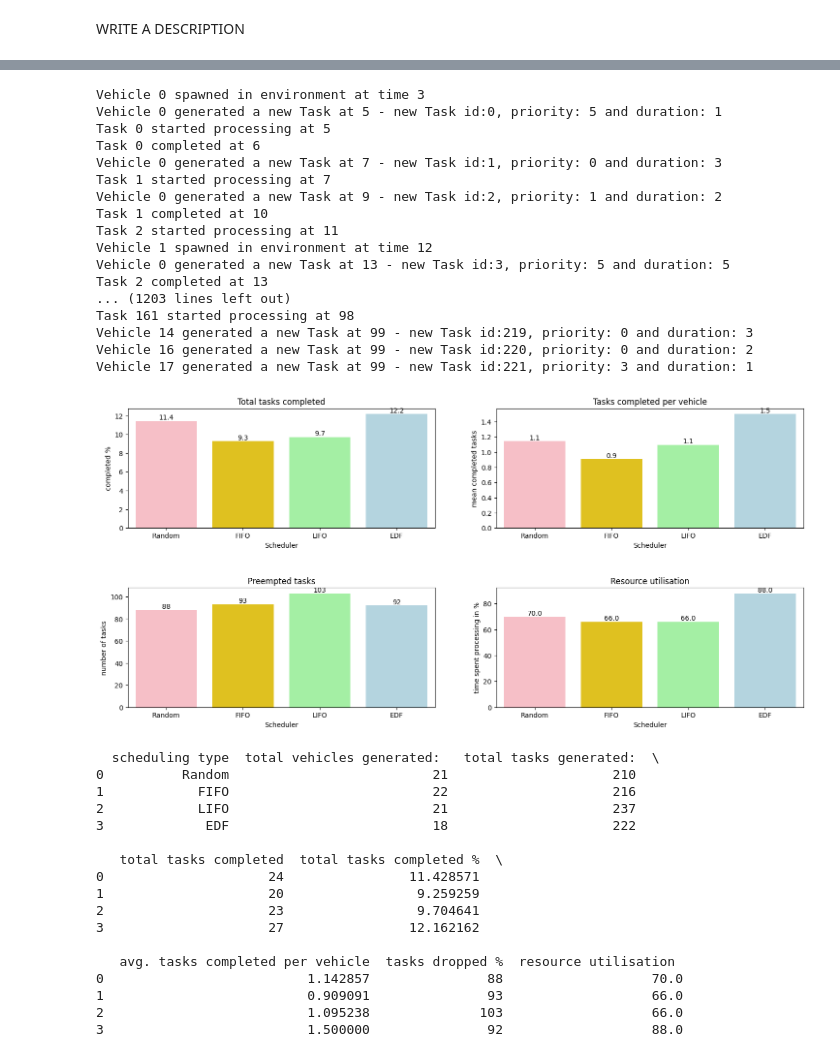
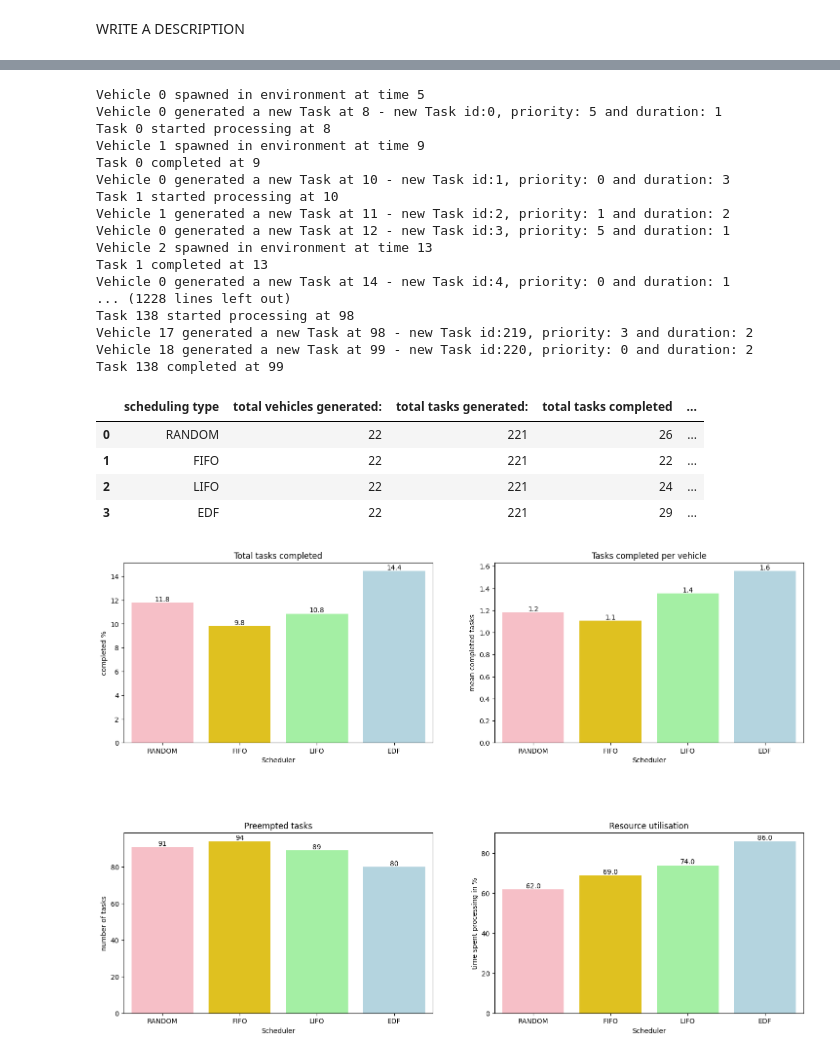
Before and after one commit to ank-ai/virtual_edge, a Jupyter notebook: code/SimPy/(4)newSchedulerSimpy.ipynb, the cells around one changed output, grey strips where cells are left out. Cells and saved outputs as stored; diff of their text form; code cells hidden in the pictures.

Commit message:
Added seed functionality to run_sim().
now run_sim gives replicable simulations with
different scheduling algorithms

```diff
--- a/code/SimPy/(4)newSchedulerSimpy.ipynb
+++ b/code/SimPy/(4)newSchedulerSimpy.ipynb
@@ -326,40 +344,33 @@ poisson_tasks = 2.5           # expected time interval per task generation
 poisson_dwell_time = 30       # expected time spent at intersection
 end_time = 100
 
-run_sim(poisson_vehicles, poisson_tasks, poisson_dwell_time, end_time)
-
-simulation_data = pd.DataFrame({
-    'scheduling type' : scheduling_type,
-    'total vehicles generated: ' : total_vehicles_generated,
-    'total tasks generated:' : total_tasks_generated,
-    'total tasks completed' : total_tasks_completed,
-    'total tasks completed %' : total_tasks_completed_ratio,
-    'avg. tasks completed per vehicle' : vehicle_tasks_completed_ratio,
-    'tasks dropped %' : tasks_begun_vs_dropped,
-    'resource utilisation ': processing_time_vs_simtime
-
-})
+run_sim(42, scheduling_type, poisson_vehicles, poisson_tasks, poisson_dwell_time, end_time)
 # %% [output]
-Vehicle 0 spawned in environment at time 3
-Vehicle 0 generated a new Task at 5 - new Task id:0, priority: 5 and duration: 1
-Task 0 started processing at 5
-Task 0 completed at 6
-Vehicle 0 generated a new Task at 7 - new Task id:1, priority: 0 and duration: 3
-Task 1 started processing at 7
-Vehicle 0 generated a new Task at 9 - new Task id:2, priority: 1 and duration: 2
-Task 1 completed at 10
-Task 2 started processing at 11
-Vehicle 1 spawned in environment at time 12
-Vehicle 0 generated a new Task at 13 - new Task id:3, priority: 5 and duration: 5
-Task 2 completed at 13
-... (1203 lines left out)
-Task 161 started processing at 98
-Vehicle 14 generated a new Task at 99 - new Task id:219, priority: 0 and duration: 3
-Vehicle 16 generated a new Task at 99 - new Task id:220, priority: 0 and duration: 2
-Vehicle 17 generated a new Task at 99 - new Task id:221, priority: 3 and duration: 1
+Vehicle 0 spawned in environment at time 5
+Vehicle 0 generated a new Task at 8 - new Task id:0, priority: 5 and duration: 1
+Task 0 started processing at 8
+Vehicle 1 spawned in environment at time 9
+Task 0 completed at 9
+Vehicle 0 generated a new Task at 10 - new Task id:1, priority: 0 and duration: 3
+Task 1 started processing at 10
+Vehicle 1 generated a new Task at 11 - new Task id:2, priority: 1 and duration: 2
+Vehicle 0 generated a new Task at 12 - new Task id:3, priority: 5 and duration: 1
+Vehicle 2 spawned in environment at time 13
+Task 1 completed at 13
+Vehicle 0 generated a new Task at 14 - new Task id:4, priority: 0 and duration: 1
+... (1228 lines left out)
+Task 138 started processing at 98
+Vehicle 17 generated a new Task at 98 - new Task id:219, priority: 3 and duration: 2
+Vehicle 18 generated a new Task at 99 - new Task id:220, priority: 0 and duration: 2
+Task 138 completed at 99
+|  | scheduling type | total vehicles generated: | total tasks generated: | total tasks completed | ... |
+| 0 | RANDOM | 22 | 221 | 26 | ... |
+| 1 | FIFO | 22 | 221 | 22 | ... |
+| 2 | LIFO | 22 | 221 | 24 | ... |
+| 3 | EDF | 22 | 221 | 29 | ... |
 # %%
 # Create subplots
-fig, axes = plt.subplots(2, 2, figsize=(18, 8))
+fig, axes = plt.subplots(2, 2, figsize=(18, 12))
 plt.subplots_adjust(hspace=0.5)
 
 # Define pastel colors
@@ -376,50 +387,31 @@ sns.barplot(x=scheduling_type, y=vehicle_tasks_completed_ratio, ax=axes[0, 1], h
 axes[0, 1].set_title('Tasks completed per vehicle')
 axes[0, 1].set_xlabel('Scheduler')
 axes[0, 1].set_ylabel('mean completed tasks')
 
 # Plot 3
 sns.barplot(x=scheduling_type, y=tasks_begun_vs_dropped, ax=axes[1, 0], hue=scheduling_type, palette=pastel_colors)
 axes[1, 0].set_title('Preempted tasks')
 axes[1, 0].set_xlabel('Scheduler')
 axes[1, 0].set_ylabel('number of tasks')
 
 # Plot 4
 sns.barplot(x=scheduling_type, y=processing_time_vs_simtime, ax=axes[1, 1], hue=scheduling_type, palette=pastel_colors)
 axes[1, 1].set_title('Resource utilisation')
 axes[1, 1].set_xlabel('Scheduler')
 axes[1, 1].set_ylabel('time spent processing in %')
 
 for index, value in enumerate(total_tasks_completed_ratio):
     axes[0, 0].text(index, value, str(round(value,1)), ha='center', va='bottom')
 
 for index, value in enumerate(vehicle_tasks_completed_ratio):
     axes[0, 1].text(index, value, str(round(value,1)), ha='center', va='bottom')
 
 for index, value in enumerate(tasks_begun_vs_dropped):
     axes[1, 0].text(index, value, str(value), ha='center', va='bottom')
 
 for index, value in enumerate(processing_time_vs_simtime):
     axes[1, 1].text(index, value, str(value), ha='center', va='bottom')
 
 plt.show()
-
-print(simulation_data)
 # %% [output]
-[figure, old version]
+[figure, new version]
-  scheduling type  total vehicles generated:   total tasks generated:  \
-0          Random                          21                     210
-1            FIFO                          22                     216
-2            LIFO                          21                     237
-3             EDF                          18                     222
-
-   total tasks completed  total tasks completed %  \
-0                     24                11.428571
-1                     20                 9.259259
-2                     23                 9.704641
-3                     27                12.162162
-
-   avg. tasks completed per vehicle  tasks dropped %  resource utilisation
-0                          1.142857               88                   70.0
-1                          0.909091               93                   66.0
-2                          1.095238              103                   66.0
-3                          1.500000               92                   88.0
```
Also changed, not shown: parts of 2 cells of this notebook.
